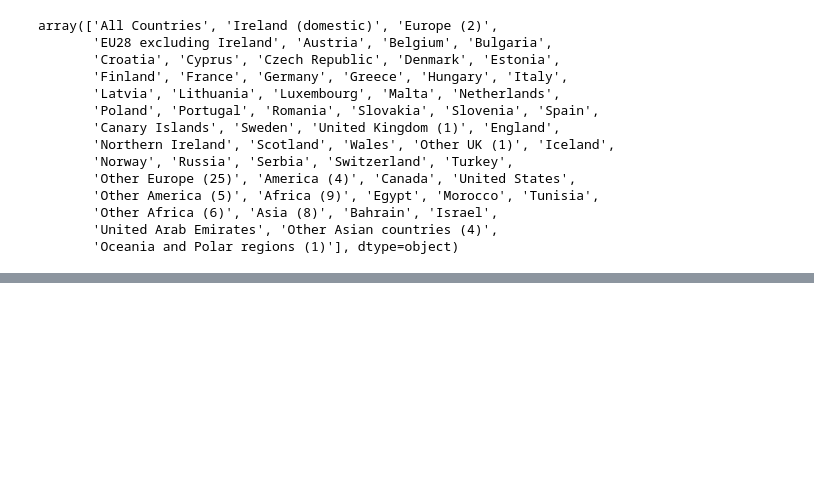
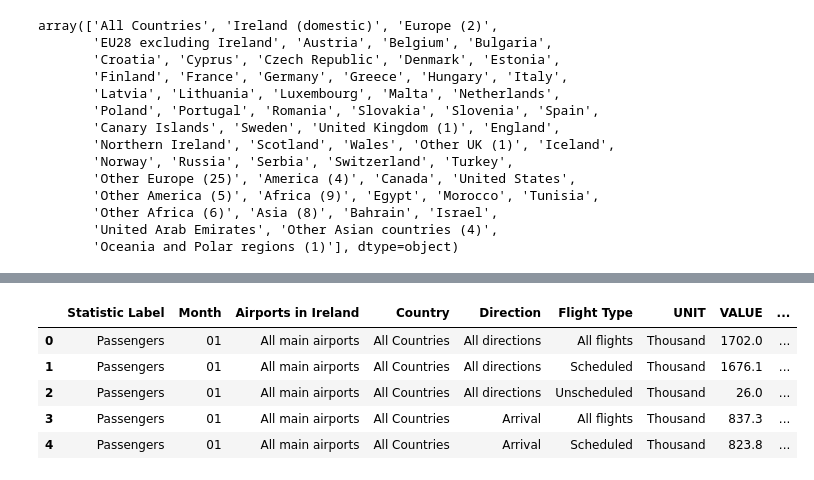
Before and after one commit to RubenCharleston/MSc_CA2_2021116, a Jupyter notebook: CA2.ipynb, the cells around one changed output, grey strips where cells are left out. Drawn from its saved outputs; the diff is of its cells as text; code cells hidden in the pictures; blank space fills up the shorter version.

```diff
--- a/CA2.ipynb
+++ b/CA2.ipynb
@@ -292,0 +344,13 @@ array(['All Countries', 'Ireland (domestic)', 'Europe (2)',
+# %%
+dfIr = dfIr[dfIr['Country']=='All Countries']
+# %%
+dfIr[['Year','Month']] = dfIr['Month'].str.split('M', expand=True)
+# %%
+dfIr.head()
+# %% [output]
+|  | Statistic Label | Month | Airports in Ireland | Country | Direction | Flight Type | UNIT | VALUE | ... |
+| 0 | Passengers | 01 | All main airports | All Countries | All directions | All flights | Thousand | 1702.0 | ... |
+| 1 | Passengers | 01 | All main airports | All Countries | All directions | Scheduled | Thousand | 1676.1 | ... |
+| 2 | Passengers | 01 | All main airports | All Countries | All directions | Unscheduled | Thousand | 26.0 | ... |
+| 3 | Passengers | 01 | All main airports | All Countries | Arrival | All flights | Thousand | 837.3 | ... |
+| 4 | Passengers | 01 | All main airports | All Countries | Arrival | Scheduled | Thousand | 823.8 | ... |
```
Also changed, not shown: parts of 10 cells of this notebook.
